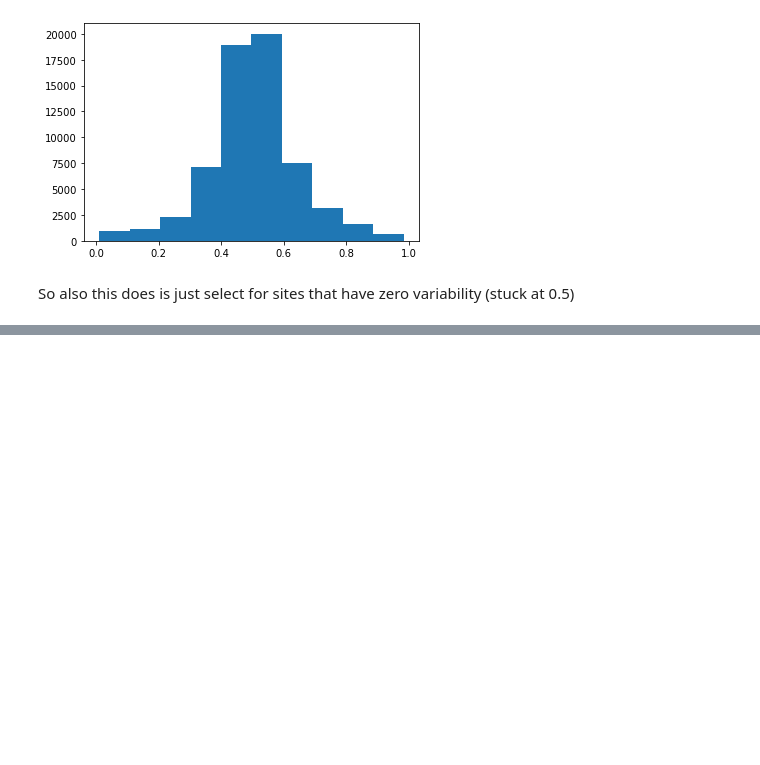
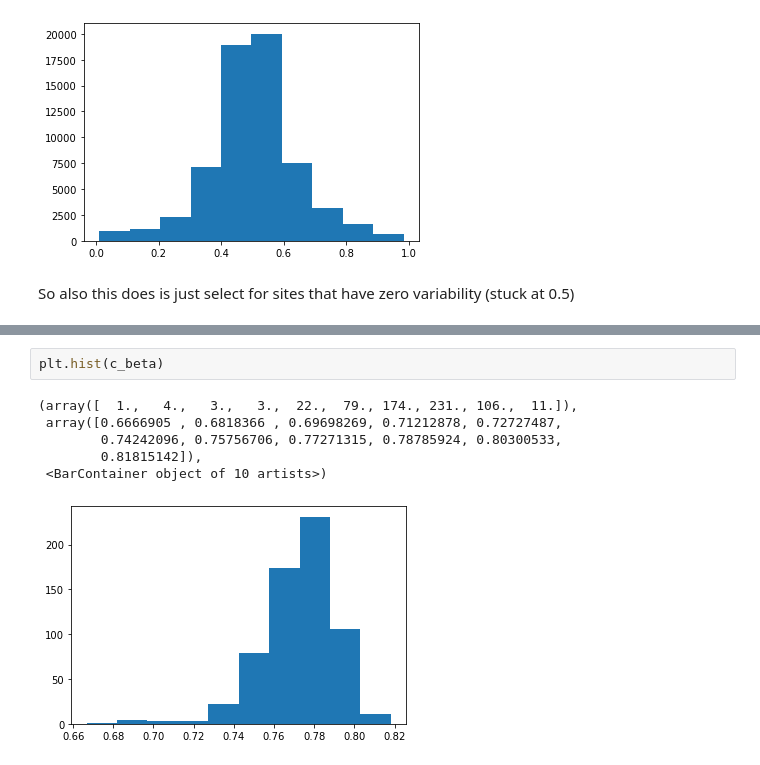
Before and after one commit to danmonyak/EpiClockInvasiveBRCA, a Jupyter notebook: 3. Select fCpGs/Remove Correlating Sites - Failed.ipynb, the cells around one changed output, grey strips where cells are left out. Drawn from its saved outputs; the diff is of its cells as text; blank space fills up the shorter version.

```diff
--- a/3. Select fCpGs/Remove Correlating Sites - Failed.ipynb
+++ b/3. Select fCpGs/Remove Correlating Sites - Failed.ipynb
@@ -145,0 +234,9 @@ So also this does is just select for sites that have zero variability (stuck at
+# %%
+plt.hist(c_beta)
+# %% [output]
+(array([  1.,   4.,   3.,   3.,  22.,  79., 174., 231., 106.,  11.]),
+ array([0.6666905 , 0.6818366 , 0.69698269, 0.71212878, 0.72727487,
+        0.74242096, 0.75756706, 0.77271315, 0.78785924, 0.80300533,
+        0.81815142]),
+ <BarContainer object of 10 artists>)
+[figure, added]
```
Also changed, not shown: parts of 11 cells of this notebook.
